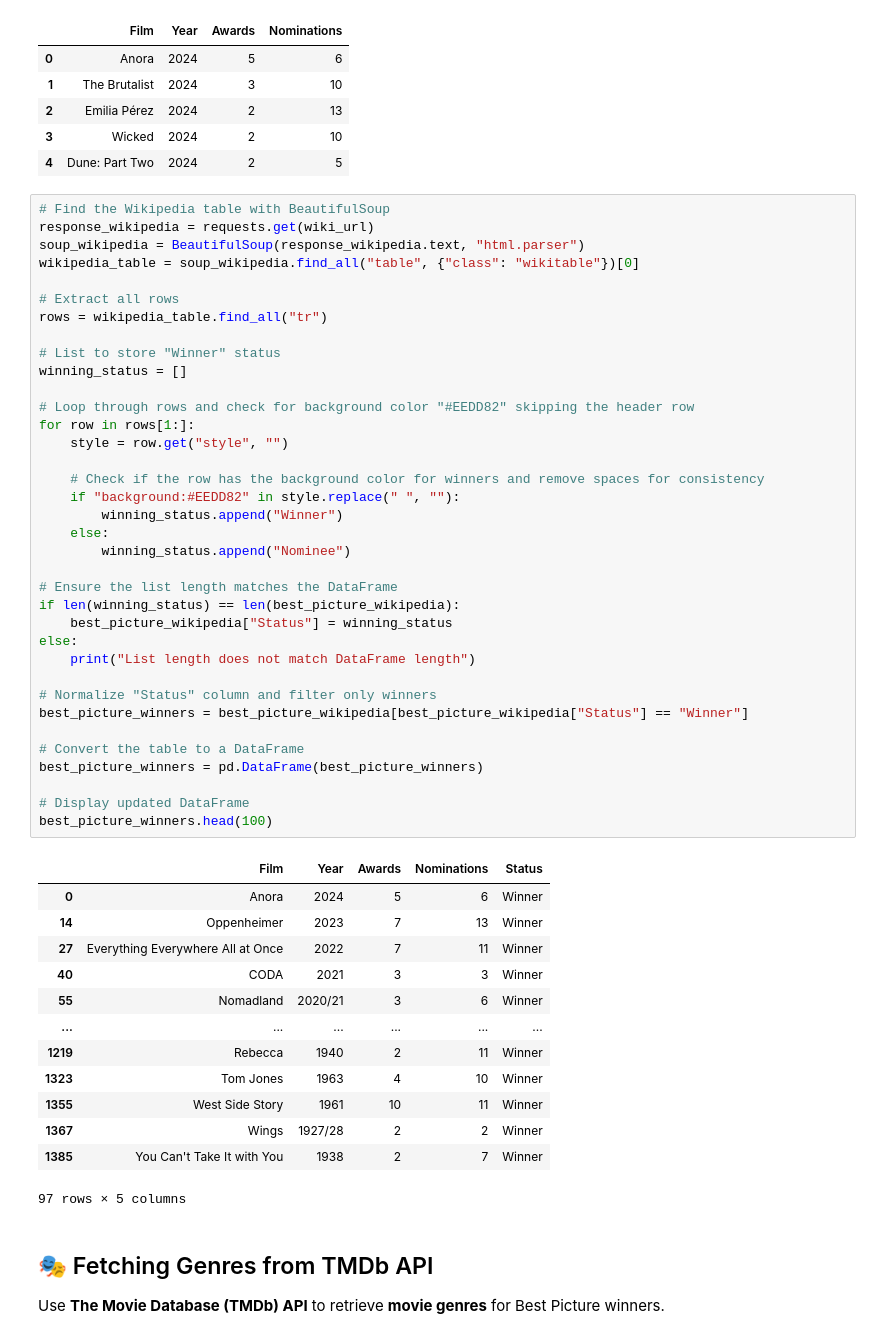
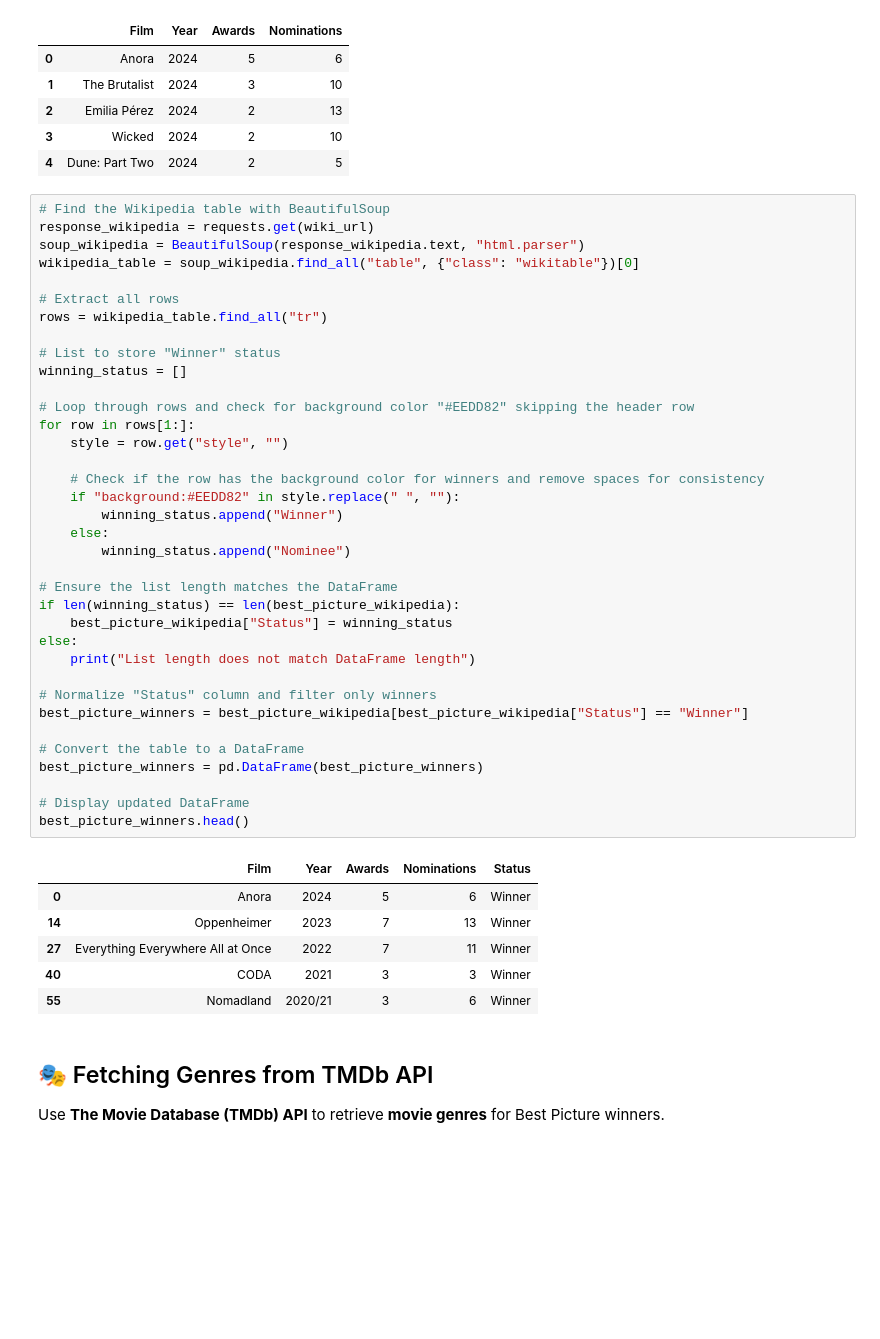
Before and after one commit to judd-jacobs/code-you-capstone, a Jupyter notebook: academcy_awards_analysis.ipynb, the cells around one changed output. Cells and saved outputs as stored; diff of their text form; blank space fills up the shorter version.

```diff
--- a/academcy_awards_analysis.ipynb
+++ b/academcy_awards_analysis.ipynb
@@ -83,41 +75,34 @@ winning_status = []
 # Loop through rows and check for background color "#EEDD82" skipping the header row
 for row in rows[1:]:
     style = row.get("style", "")
 
     # Check if the row has the background color for winners and remove spaces for consistency
     if "background:#EEDD82" in style.replace(" ", ""):
         winning_status.append("Winner")
     else:
         winning_status.append("Nominee")
 
 # Ensure the list length matches the DataFrame
 if len(winning_status) == len(best_picture_wikipedia):
     best_picture_wikipedia["Status"] = winning_status
 else:
     print("List length does not match DataFrame length")
 
 # Normalize "Status" column and filter only winners
 best_picture_winners = best_picture_wikipedia[best_picture_wikipedia["Status"] == "Winner"]
 
 # Convert the table to a DataFrame
 best_picture_winners = pd.DataFrame(best_picture_winners)
 
 # Display updated DataFrame
-best_picture_winners.head(100)
+best_picture_winners.head()
 # %% [output]
 |  | Film | Year | Awards | Nominations | Status |
 | 0 | Anora | 2024 | 5 | 6 | Winner |
 | 14 | Oppenheimer | 2023 | 7 | 13 | Winner |
 | 27 | Everything Everywhere All at Once | 2022 | 7 | 11 | Winner |
 | 40 | CODA | 2021 | 3 | 3 | Winner |
 | 55 | Nomadland | 2020/21 | 3 | 6 | Winner |
-| ... | ... | ... | ... | ... | ... |
-| 1219 | Rebecca | 1940 | 2 | 11 | Winner |
-| 1323 | Tom Jones | 1963 | 4 | 10 | Winner |
-| 1355 | West Side Story | 1961 | 10 | 11 | Winner |
-| 1367 | Wings | 1927/28 | 2 | 2 | Winner |
-| 1385 | You Can't Take It with You | 1938 | 2 | 7 | Winner |
-97 rows × 5 columns
 # %% [markdown]
 ## 🎭 Fetching Genres from TMDb API
 Use **The Movie Database (TMDb) API** to retrieve **movie genres** for Best Picture winners.
```
Also changed, not shown: parts of 13 cells of this notebook, 1 other file.
